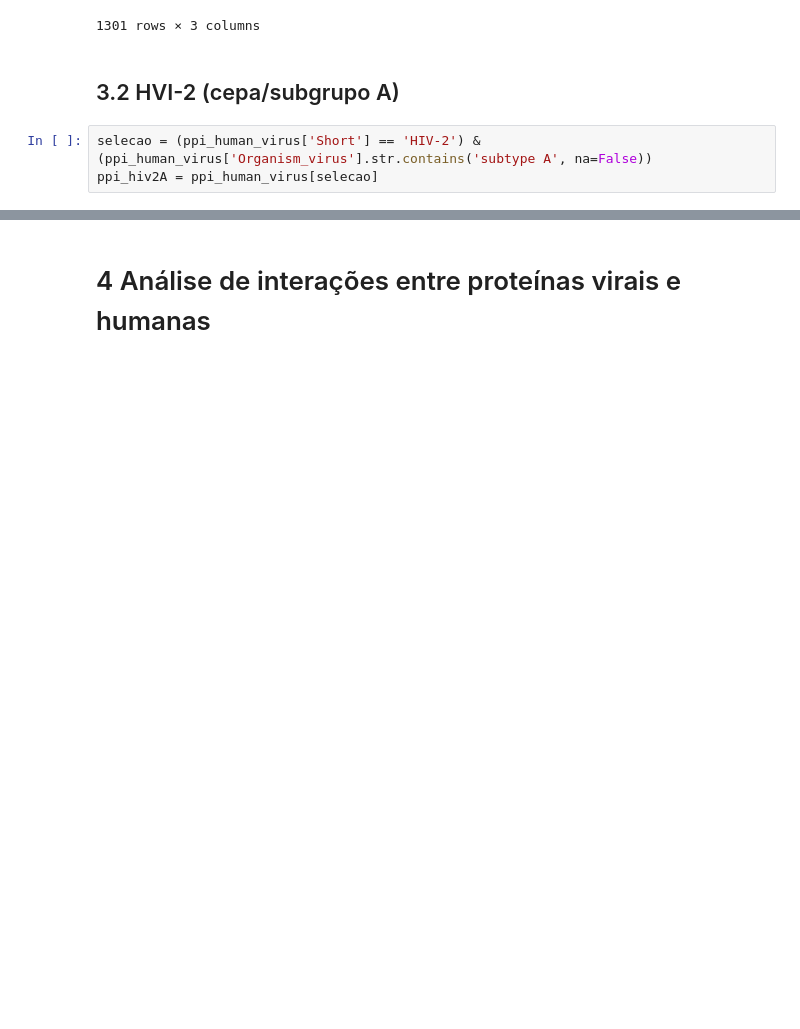
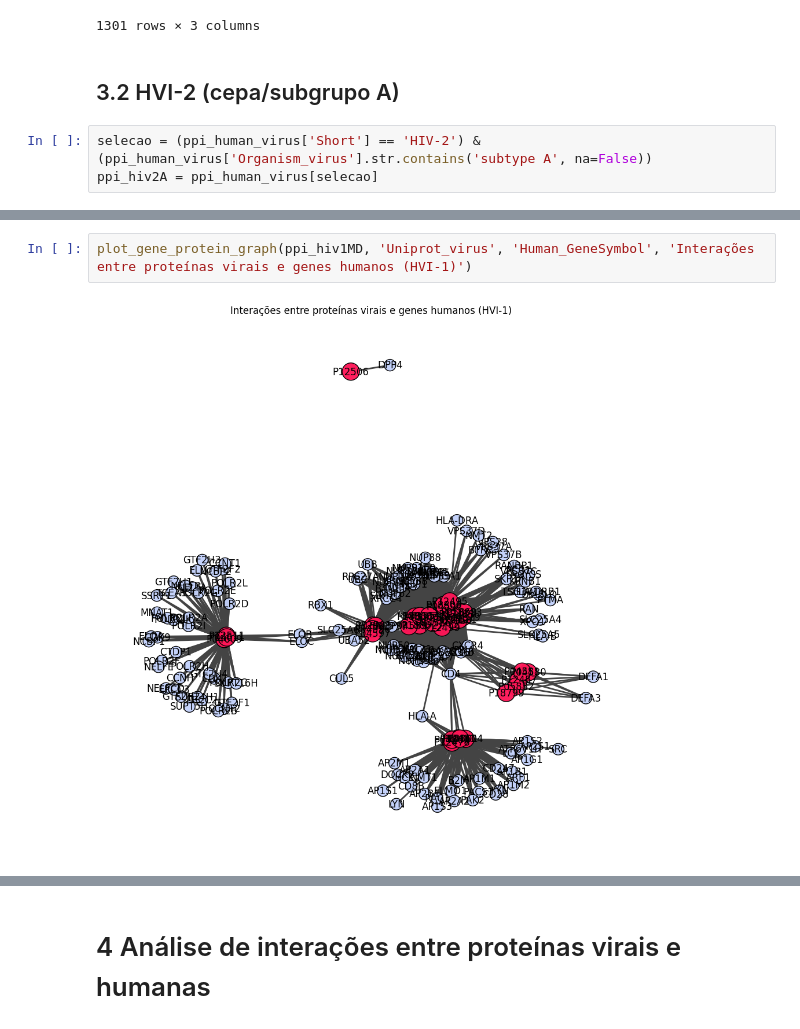
Before and after one commit to strawndri/ic-drug-repurposing, a Jupyter notebook: notebook.ipynb, the cells around one changed output, grey strips where cells are left out. Drawn from its saved outputs; the diff is of its cells as text; blank space fills up the shorter version.

```diff
--- a/notebook.ipynb
+++ b/notebook.ipynb
@@ -165,0 +207,4 @@ ppi_hiv2A.head()
+# %%
+plot_gene_protein_graph(ppi_hiv1MD, 'Uniprot_virus', 'Human_GeneSymbol', 'Interações entre proteínas virais e genes humanos (HVI-1)')
+# %% [output]
+[figure, added]
```
Also changed, not shown: parts of 25 cells of this notebook.
